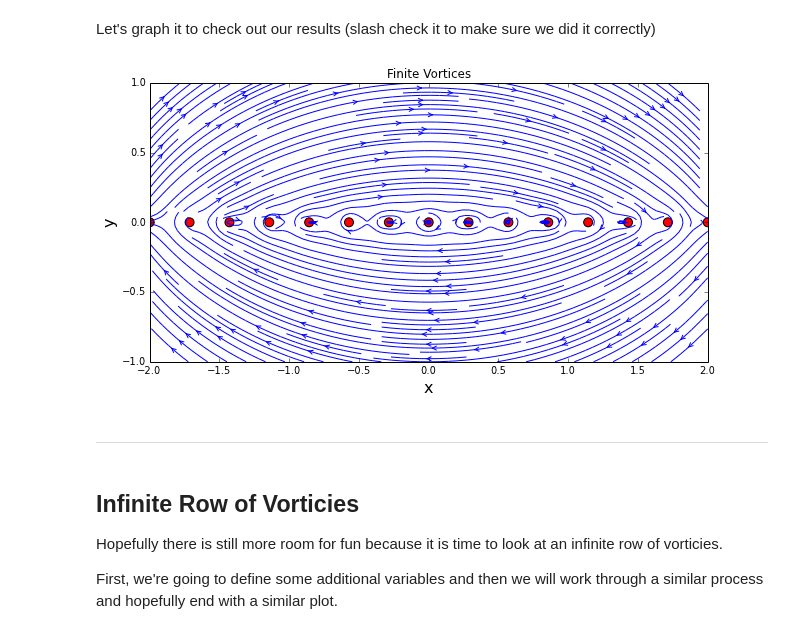
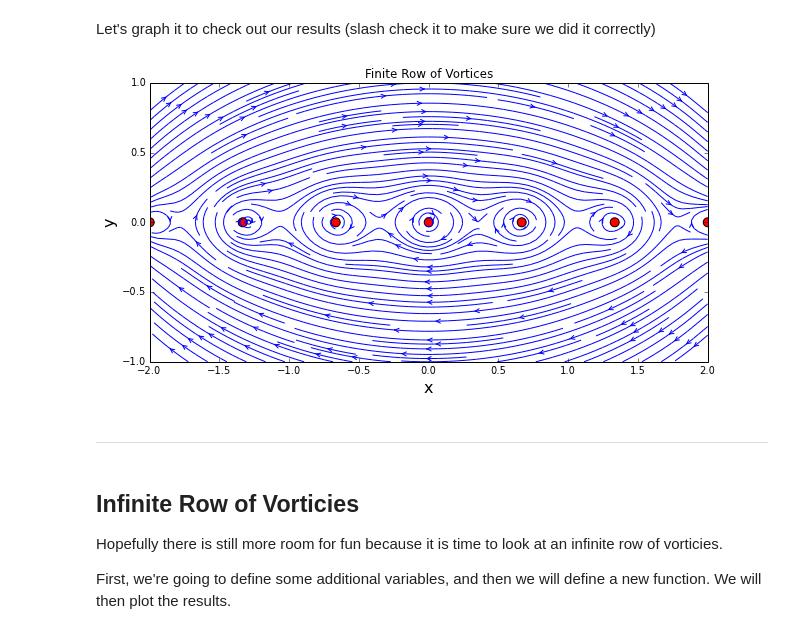
Before and after one commit to ser5146/aero-hydro, a Jupyter notebook: notebooks/05_Lesson05_InfiniteRowOfVortices.ipynb, the cells around one changed output. Drawn from its saved outputs; the diff is of its cells as text; code cells hidden in the pictures.

Commit message:
Infinite row of vortices
Complete, needs to be refined. Need to spell check

```diff
--- a/notebooks/05_Lesson05_InfiniteRowOfVortices.ipynb
+++ b/notebooks/05_Lesson05_InfiniteRowOfVortices.ipynb
@@ -33,16 +33,16 @@ def GetStreamFunctionVortex(strength,xv,yv,X,Y):
 Let's define the vortex strength and some additional parameters. I will define my vortex row to on the x axis.
 # %%
 gamma = 5.0                              # strength of vortex
-vortnum = 15                             # number of vortecies
+vortnum = 7                             # number of vortecies
 xVortex=np.linspace(xStart,xEnd,vortnum) # x position of vorex line
 yVortex=np.zeros(vortnum)                # y position  of vortex line
 # %% [markdown]
 In order to set-up a for loop to loop through each point we need to define the variable size. This will be done by creating an empty array. We will then loop through point by point.
 # %%
-u = np.zeros((N,N))                      # set up for for loop
-v = np.zeros((N,N))                      # place holder for for loop
+u = np.zeros((N,N),dtype=float)         # set up for for loop
+v = np.zeros((N,N),dtype=float)         # place holder for for loop
 
-for i in range (0,vortnum):              # define for loop
+for i in range (0,vortnum):             # define for loop
     uVortex,vVortex=GetVelocityVortex(gamma,xVortex[i],yVortex[i],X,Y)
     psiVortex = GetStreamFunctionVortex(gamma,xVortex[i],yVortex[i],X,Y)
     u = u + uVortex
@@ -52,21 +52,21 @@ Let's graph it to check out our results (slash check it to make sure we did it c
 # %%
 size = 10
 plt.figure(figsize=(size,(yEnd-yStart)/(xEnd-xStart)*size))
 plt.xlabel('x',fontsize=16)
 plt.ylabel('y',fontsize=16)
-plt.title('Finite Vortices')
+plt.title('Finite Row of Vortices')
 plt.xlim(xStart,xEnd)
 plt.ylim(yStart,yEnd)
 plt.streamplot(X,Y,u,v,density=2.0,linewidth=1,arrowsize=1,arrowstyle='->')
 plt.scatter(xVortex,yVortex,c='r',s=80,marker='o')
 
 plt.show()
 # %% [output]
-[figure, old version]
+[figure, new version]
 # %% [markdown]
 ---
 # %% [markdown]
 ## Infinite Row of Vorticies
 Hopefully there is still more room for fun because it is time to look at an infinite row of vorticies.
 
-First, we're going to define some additional variables and then we will work through a similar process and hopefully end with a similar plot.
+First, we're going to define some additional variables, and then we will define a new function. We will then plot the results.
```
Also changed, not shown: parts of 1 cell of this notebook.
